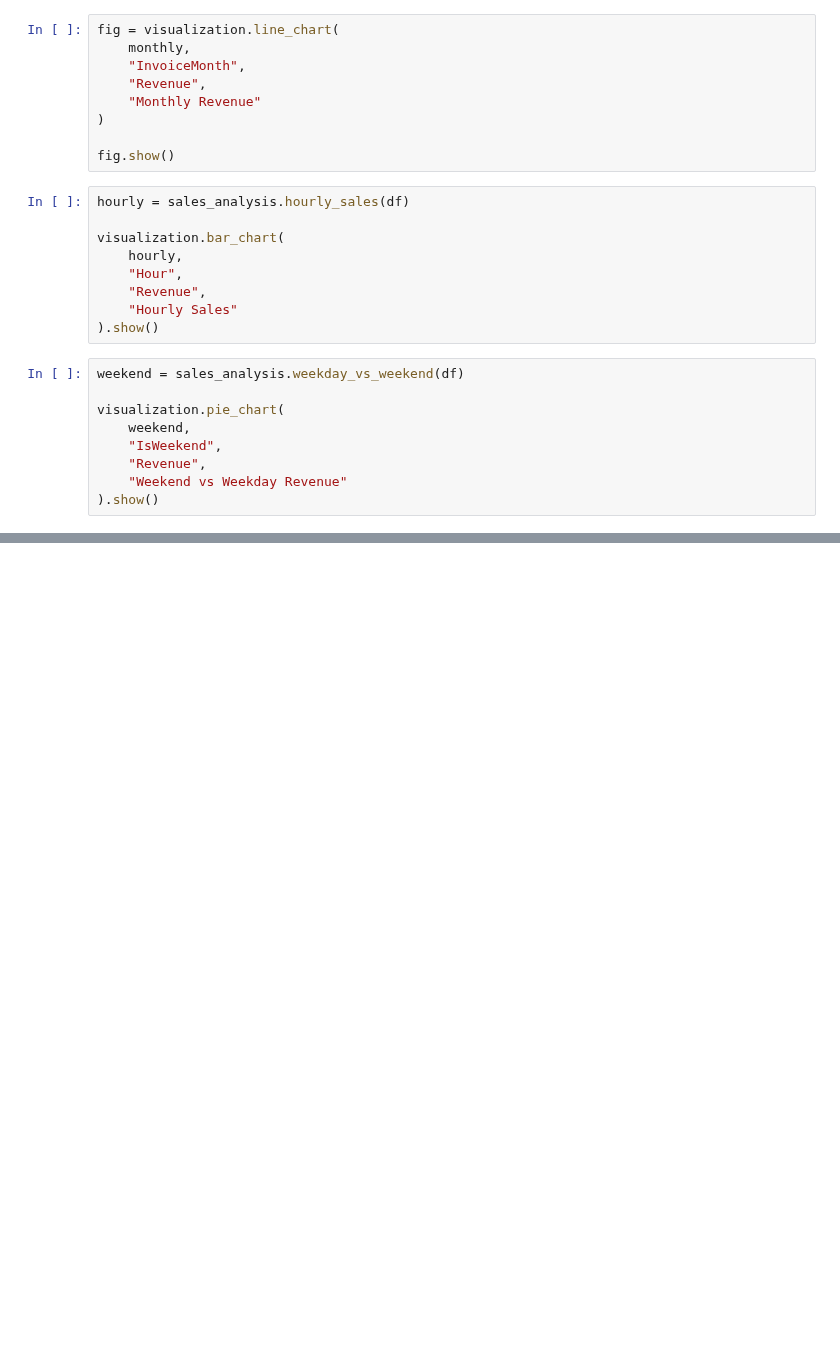
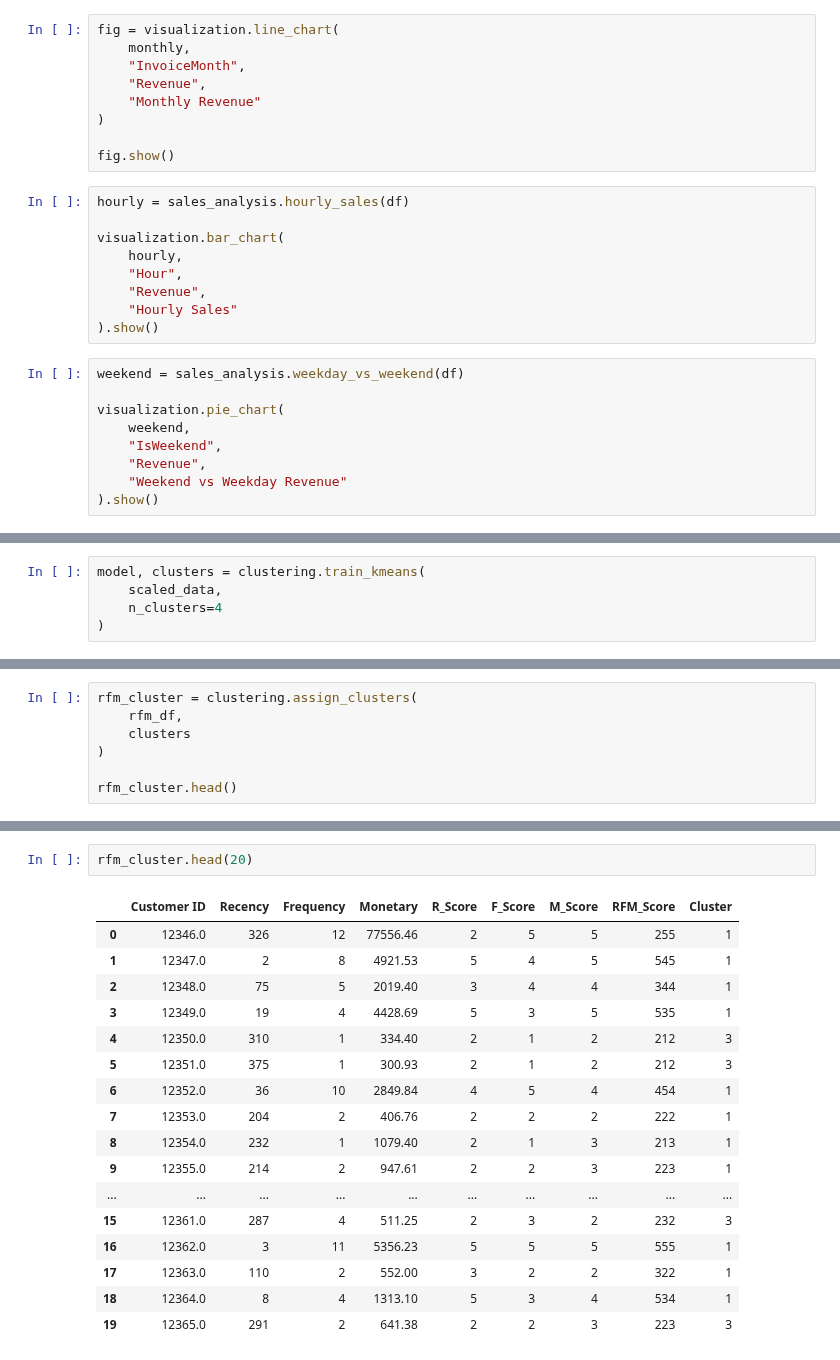
Before and after one commit to sabarishwaran261082-SCE/RetailPulse, a Jupyter notebook: notebooks/01_data_profiling.ipynb, the cells around one changed output, grey strips where cells are left out. Cells and saved outputs as stored; diff of their text form; blank space fills up the shorter version.

Commit message:
feat(segmentation): implement customer segmentation using RFM and KMeans

```diff
--- a/notebooks/01_data_profiling.ipynb
+++ b/notebooks/01_data_profiling.ipynb
@@ -510,0 +710,5 @@ visualization.pie_chart(
+# %%
+model, clusters = clustering.train_kmeans(
+    scaled_data,
+    n_clusters=4
+)
@@ -510,0 +719,7 @@ visualization.pie_chart(
+# %%
+rfm_cluster = clustering.assign_clusters(
+    rfm_df,
+    clusters
+)
+
+rfm_cluster.head()
@@ -510,0 +753,20 @@ visualization.pie_chart(
+# %%
+rfm_cluster.head(20)
+# %% [output]
+|  | Customer ID | Recency | Frequency | Monetary | R_Score | F_Score | M_Score | RFM_Score | Cluster |
+| 0 | 12346.0 | 326 | 12 | 77556.46 | 2 | 5 | 5 | 255 | 1 |
+| 1 | 12347.0 | 2 | 8 | 4921.53 | 5 | 4 | 5 | 545 | 1 |
+| 2 | 12348.0 | 75 | 5 | 2019.40 | 3 | 4 | 4 | 344 | 1 |
+| 3 | 12349.0 | 19 | 4 | 4428.69 | 5 | 3 | 5 | 535 | 1 |
+| 4 | 12350.0 | 310 | 1 | 334.40 | 2 | 1 | 2 | 212 | 3 |
+| 5 | 12351.0 | 375 | 1 | 300.93 | 2 | 1 | 2 | 212 | 3 |
+| 6 | 12352.0 | 36 | 10 | 2849.84 | 4 | 5 | 4 | 454 | 1 |
+| 7 | 12353.0 | 204 | 2 | 406.76 | 2 | 2 | 2 | 222 | 1 |
+| 8 | 12354.0 | 232 | 1 | 1079.40 | 2 | 1 | 3 | 213 | 1 |
+| 9 | 12355.0 | 214 | 2 | 947.61 | 2 | 2 | 3 | 223 | 1 |
+| ... | ... | ... | ... | ... | ... | ... | ... | ... | ... |
+| 15 | 12361.0 | 287 | 4 | 511.25 | 2 | 3 | 2 | 232 | 3 |
+| 16 | 12362.0 | 3 | 11 | 5356.23 | 5 | 5 | 5 | 555 | 1 |
+| 17 | 12363.0 | 110 | 2 | 552.00 | 3 | 2 | 2 | 322 | 1 |
+| 18 | 12364.0 | 8 | 4 | 1313.10 | 5 | 3 | 4 | 534 | 1 |
+| 19 | 12365.0 | 291 | 2 | 641.38 | 2 | 2 | 3 | 223 | 3 |
```
Also changed, not shown: parts of 35 cells of this notebook, 8 other files.
